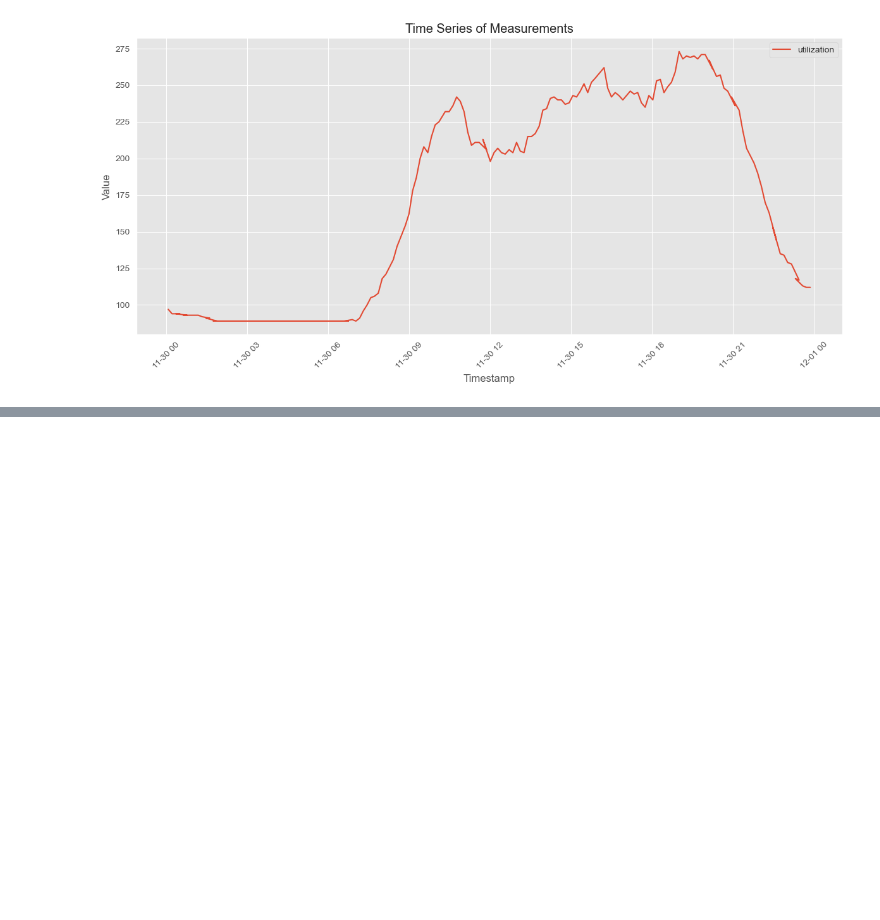
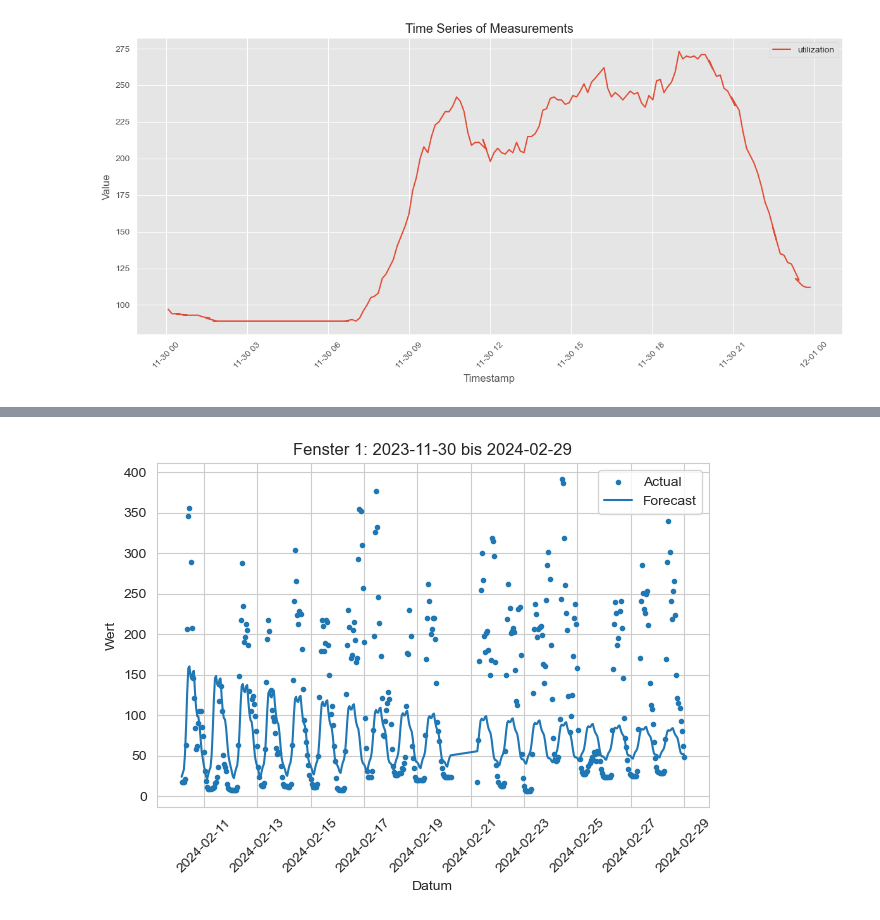
Before and after one commit to veronikaKircsev/ParkData, a Jupyter notebook: sample.ipynb, the cells around one changed output, grey strips where cells are left out. Cells and saved outputs as stored; diff of their text form; code cells hidden in the pictures; blank space fills up the shorter version.

```diff
--- a/sample.ipynb
+++ b/sample.ipynb
@@ -208,0 +359,81 @@ TypeError: unsupported operand type(s) for -: 'str' and 'str'
+# %%
+import pmdarima as pm
+from pmdarima import model_selection
+import numpy as np
+from matplotlib import pyplot as plt
+
+data = pd.read_csv('./data/stadtgarage.csv')
+df = pd.DataFrame(data)
+df['timestamp'] = pd.to_datetime(df['timestamp'])
+df = df.sort_values('timestamp')
+
+
+
+start_date = pd.to_datetime('2023-11-30')
+end_date = pd.to_datetime('2024-11-12')
+train_date_start = pd.to_datetime('2024-04-01')
+train_date_end = pd.to_datetime('2024-08-01')
+
+df =df[(df['timestamp'] >= start_date) & (df['timestamp'] <= end_date)]
+df_filtered = df[df['measurement_name'] == 'utilization']
+
+dates_to_exclude = pd.to_datetime([
+    '2024-02-05', '2024-02-04', '2024-08-05', '2024-08-26',
+    '2024-08-06', '2023-12-05', '2024-03-06', '2024-08-07',
+    '2024-07-10', '2024-05-08', '2024-03-07', '2024-07-11',
+    '2024-08-08', '2023-12-03'
+]).date
+
+df_filtered = df_filtered[~df_filtered['timestamp'].dt.date.isin(dates_to_exclude)]
+
+
+df_filtered_train = df_filtered[(df_filtered['timestamp'] >= train_date_start) & (df_filtered['timestamp'] <= train_date_end)]
+
+df_filtered_train.set_index('timestamp', inplace=True)
+
+
+df_filtered_hourly_train = df_filtered_train['value'].resample('1H').mean()
+
+
+df_filtered_hourly_train = df_filetered_hourly_train.reset_index()# oder .median(), .first(), je nach Anwendungsfall
+df_filtered_hourly_train = df_filetered_hourly_train.dropna()
+
+time_windows = [
+    ('2023-11-30', '2024-02-29'),
+    ('2024-03-01', '2024-05-31'),
+    ('2024-06-01', '2024-08-31'),
+    ('2024-09-01', '2024-10-31'),
+    ('2024-11-01', '2024-11-12'),
+]
+
+for i, (start_str, end_str) in enumerate(time_windows):
+    start = pd.to_datetime(start_str)
+    end = pd.to_datetime(end_str)
+
+    # Fenster extrahieren
+    window_df = df_filetered_hourly_train[
+        (df_filetered_hourly_train['timestamp'] >= start) &
+        (df_filetered_hourly_train['timestamp'] <= end)
+    ]
+
+    window_df.set_index('timestamp', inplace=True)
+
+    # Train/Test Split (z.B. 80%/20%)
+    train_size = int(len(window_df) * 0.8)
+    train, test = window_df['value'][:train_size], window_df['value'][train_size:]
+    arima = pm.auto_arima(train, error_action='ignore', trace=True,
+                      suppress_warnings=True, maxiter=5,
+                      seasonal=True, m=12)
+    plt.figure(i+1)
+    x = test.index
+    plt.scatter(x, test, marker='.', label='Actual')
+    plt.plot(x, arima.predict(n_periods=len(test)), label='Forecast')
+    plt.title(f'Fenster {i+1}: {start_str} bis {end_str}')
+    plt.xlabel('Datum')
+    plt.ylabel('Wert')
+    plt.legend()
+    plt.xticks(rotation=45)
+    plt.tight_layout()
+
+plt.show()
+# %% [output]
@@ -208,0 +457 @@ TypeError: unsupported operand type(s) for -: 'str' and 'str'
+[figure, added]
```
Also changed, not shown: parts of 6 cells of this notebook.
